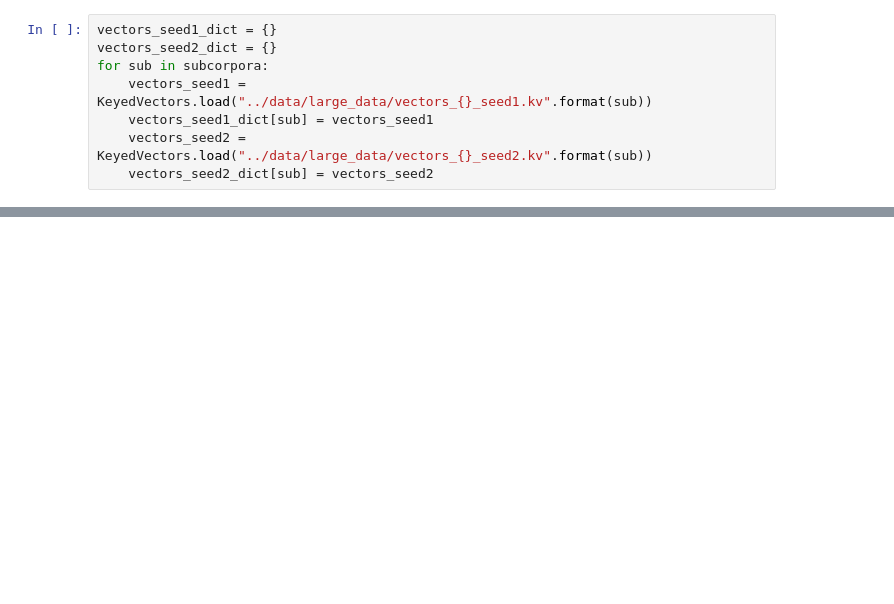
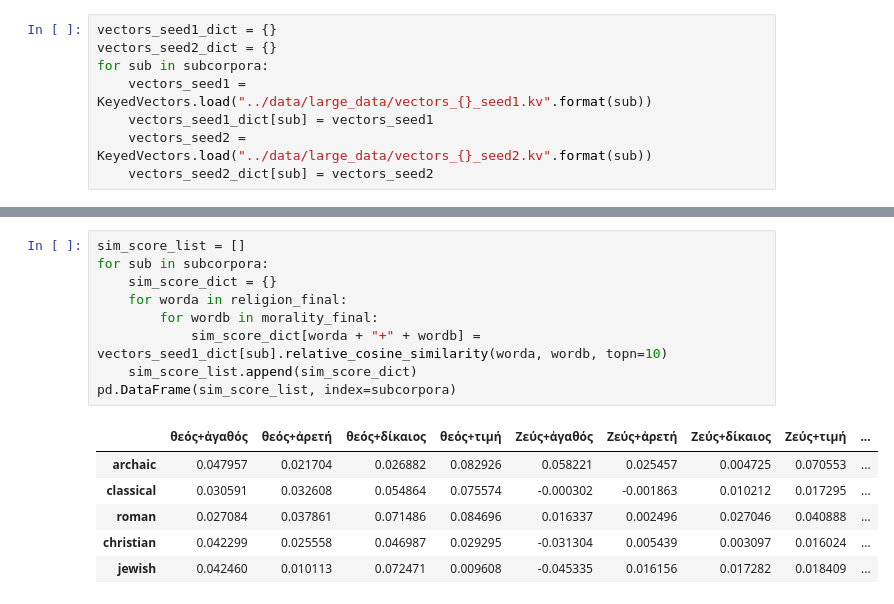
Before and after one commit to kasev/theos, a Jupyter notebook: scripts/4_embedding-analyses.ipynb, the cells around one changed output, grey strips where cells are left out. Saved outputs shown, nothing was run; the diff lists cells and outputs as text; blank space fills up the shorter version.

```diff
--- a/scripts/4_embedding-analyses.ipynb
+++ b/scripts/4_embedding-analyses.ipynb
@@ -32,0 +39,16 @@ array([ 5.47457278e-01, -5.95615149e-01, -3.66489857e-01, -5.23532331e-01,
+# %%
+sim_score_list = []
+for sub in subcorpora:
+    sim_score_dict = {}
+    for worda in religion_final:
+        for wordb in morality_final:
+            sim_score_dict[worda + "+" + wordb] = vectors_seed1_dict[sub].relative_cosine_similarity(worda, wordb, topn=10)
+    sim_score_list.append(sim_score_dict)
+pd.DataFrame(sim_score_list, index=subcorpora)
+# %% [output]
+|  | θεός+ἀγαθός | θεός+ἀρετή | θεός+δίκαιος | θεός+τιμή | Ζεύς+ἀγαθός | Ζεύς+ἀρετή | Ζεύς+δίκαιος | Ζεύς+τιμή | ... |
+| archaic | 0.047957 | 0.021704 | 0.026882 | 0.082926 | 0.058221 | 0.025457 | 0.004725 | 0.070553 | ... |
+| classical | 0.030591 | 0.032608 | 0.054864 | 0.075574 | -0.000302 | -0.001863 | 0.010212 | 0.017295 | ... |
+| roman | 0.027084 | 0.037861 | 0.071486 | 0.084696 | 0.016337 | 0.002496 | 0.027046 | 0.040888 | ... |
+| christian | 0.042299 | 0.025558 | 0.046987 | 0.029295 | -0.031304 | 0.005439 | 0.003097 | 0.016024 | ... |
+| jewish | 0.042460 | 0.010113 | 0.072471 | 0.009608 | -0.045335 | 0.016156 | 0.017282 | 0.018409 | ... |
```
Also changed, not shown: parts of 17 cells of this notebook, 3 other files.
